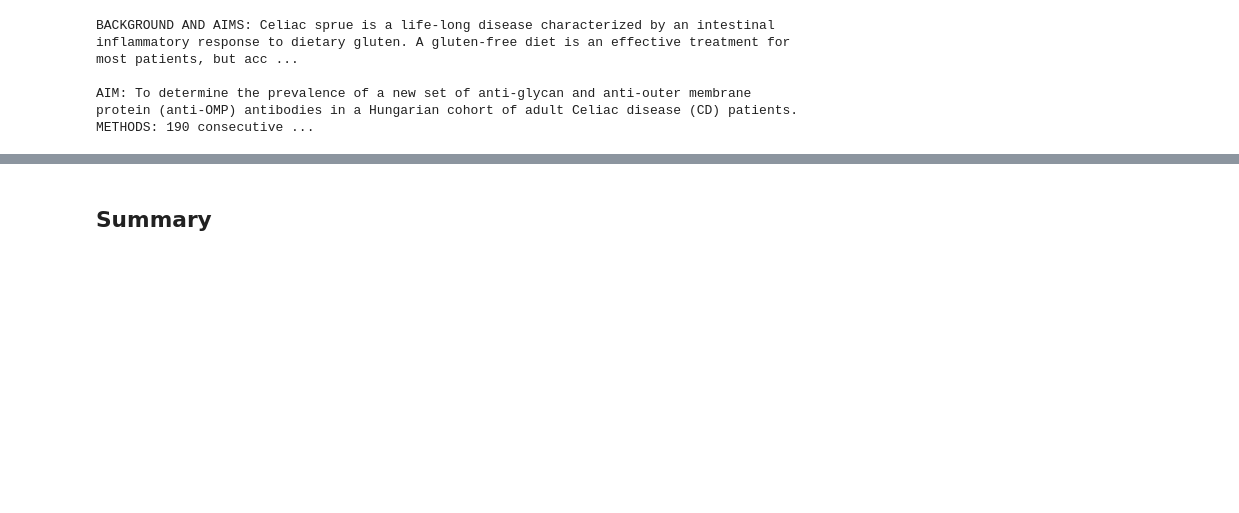
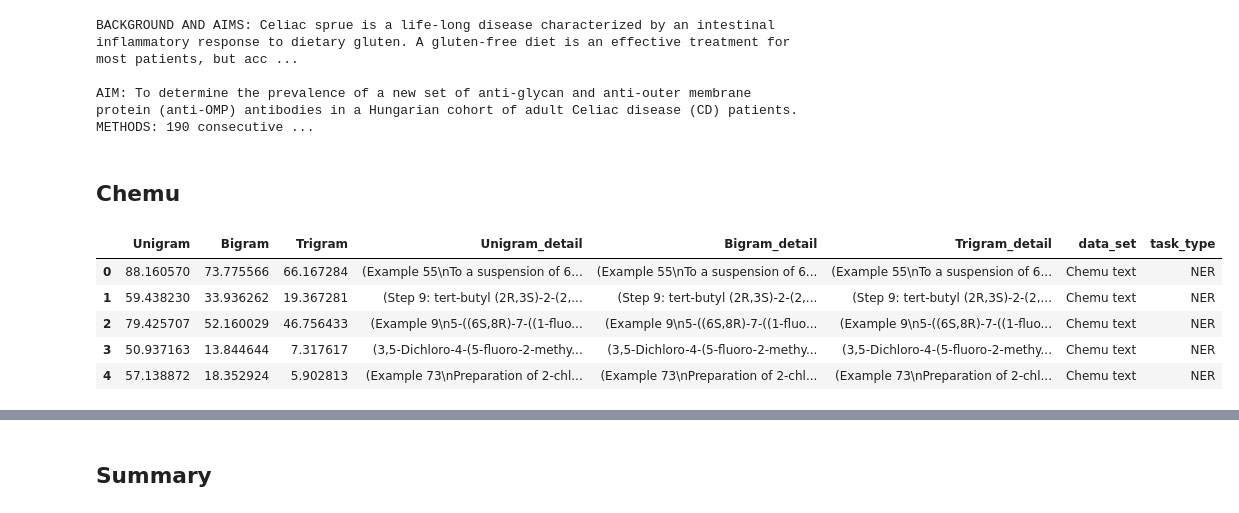
Before and after one commit to elangovana/nlp-train-test-overlap-detector, a Jupyter notebook: Similarity.ipynb, the cells around one changed output, grey strips where cells are left out. Cells and saved outputs as stored; diff of their text form; code cells hidden in the pictures; blank space fills up the shorter version.

```diff
--- a/Similarity.ipynb
+++ b/Similarity.ipynb
@@ -236,3 +219,5 @@ print(*df_bc3_act.sort_values(by=["Unigram"], ascending=True).head(n=10)["Unigra
 BACKGROUND AND AIMS: Celiac sprue is a life-long disease characterized by an intestinal inflammatory response to dietary gluten. A gluten-free diet is an effective treatment for most patients, but acc ...
 
 AIM: To determine the prevalence of a new set of anti-glycan and anti-outer membrane protein (anti-OMP) antibodies in a Hungarian cohort of adult Celiac disease (CD) patients. METHODS: 190 consecutive ...
+# %% [markdown]
+## Chemu
@@ -238,0 +239,9 @@ AIM: To determine the prevalence of a new set of anti-glycan and anti-outer memb
+# %%
+df_chemu.head()
+# %% [output]
+|  | Unigram | Bigram | Trigram | Unigram_detail | Bigram_detail | Trigram_detail | data_set | task_type |
+| 0 | 88.160570 | 73.775566 | 66.167284 | (Example 55\nTo a suspension of 6... | (Example 55\nTo a suspension of 6... | (Example 55\nTo a suspension of 6... | Chemu text | NER |
+| 1 | 59.438230 | 33.936262 | 19.367281 | (Step 9: tert-butyl (2R,3S)-2-(2,... | (Step 9: tert-butyl (2R,3S)-2-(2,... | (Step 9: tert-butyl (2R,3S)-2-(2,... | Chemu text | NER |
+| 2 | 79.425707 | 52.160029 | 46.756433 | (Example 9\n5-((6S,8R)-7-((1-fluo... | (Example 9\n5-((6S,8R)-7-((1-fluo... | (Example 9\n5-((6S,8R)-7-((1-fluo... | Chemu text | NER |
+| 3 | 50.937163 | 13.844644 | 7.317617 | (3,5-Dichloro-4-(5-fluoro-2-methy... | (3,5-Dichloro-4-(5-fluoro-2-methy... | (3,5-Dichloro-4-(5-fluoro-2-methy... | Chemu text | NER |
+| 4 | 57.138872 | 18.352924 | 5.902813 | (Example 73\nPreparation of 2-chl... | (Example 73\nPreparation of 2-chl... | (Example 73\nPreparation of 2-chl... | Chemu text | NER |
```
Also changed, not shown: parts of 15 cells of this notebook, 3 other files.
